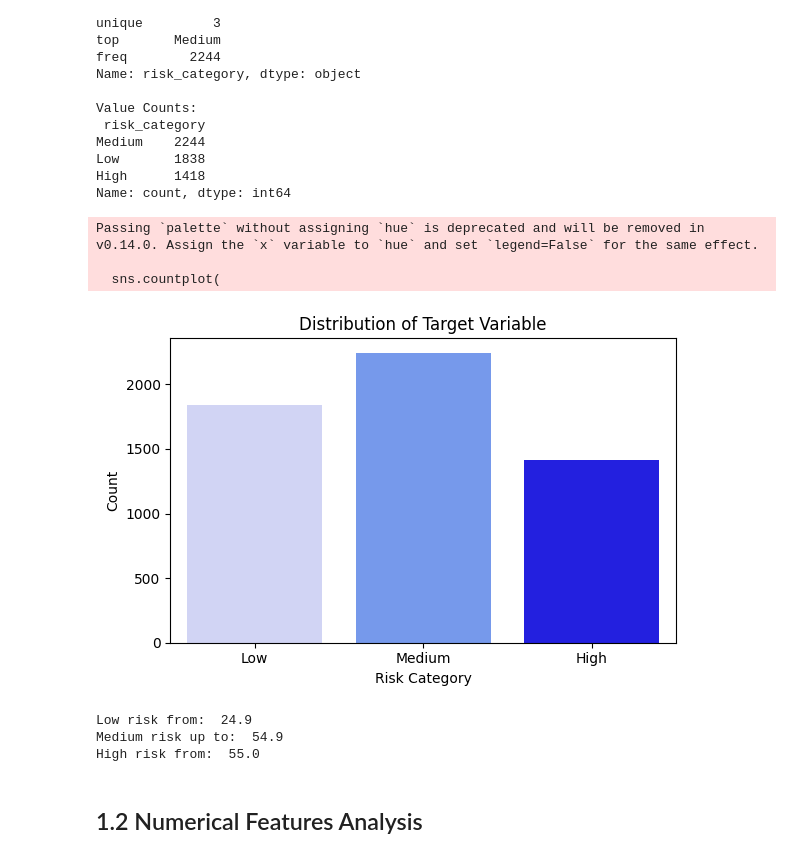
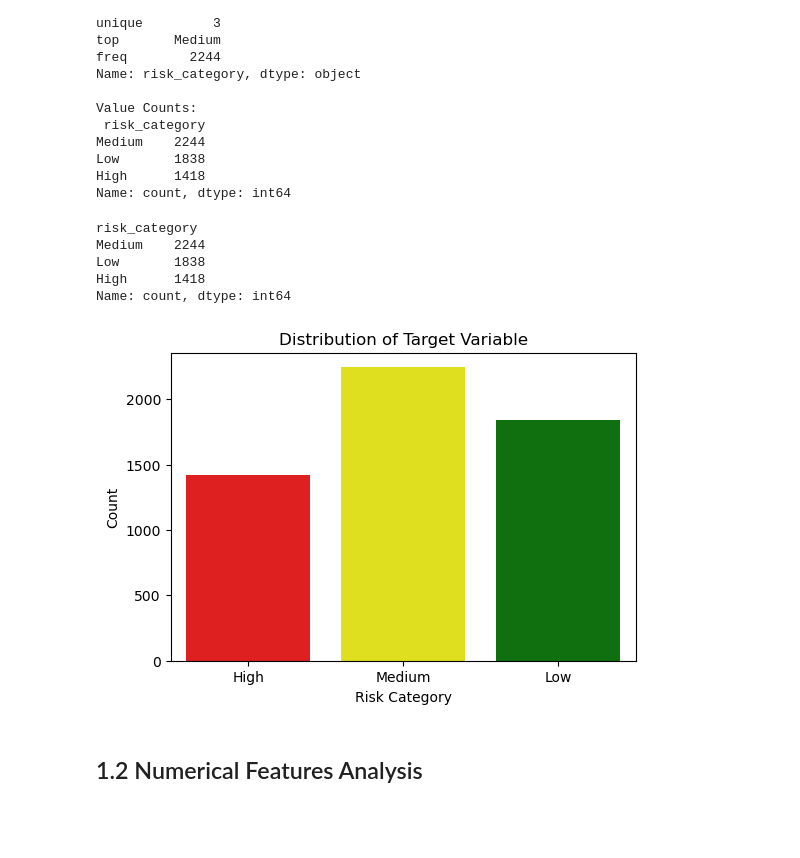
Before and after one commit to maxhaus31/Machine_Learning_HeartDiseaseDetection, a Jupyter notebook: 01_ExploratoryDataAnalysis.ipynb, the cells around one changed output. Drawn from its saved outputs; the diff is of its cells as text; code cells hidden in the pictures; blank space fills up the shorter version.

```diff
--- a/01_ExploratoryDataAnalysis.ipynb
+++ b/01_ExploratoryDataAnalysis.ipynb
@@ -2,6 +2,9 @@
 # Exploratory Data Analysis
 # %% [markdown]
 # 0. Load Data
+# %%
+# Enter the file path to your dataset here
+file_path = "/Users/luciamusizzano/Documents/GitHub/Machine_Learning_HeartDiseaseDetection/data/raw/cardiovascular_risk_dataset.csv"
 # %%
 import pandas as pd
 import matplotlib.pyplot as plt
@@ -9,7 +12,7 @@ import seaborn as sns
 import numpy as np
 
 # Load the dataset
-df = pd.read_csv('data/raw/cardiovascular_risk_dataset.csv')
+df = pd.read_csv(file_path)
 
 # Display the first few rows of the dataset
 df.head()
@@ -84,42 +87,24 @@ Low       1838
 High      1418
 Name: count, dtype: int64
 # %%
-risk_order = ['Low', 'Medium', 'High']
-risk_palette = {'Low': "#cbcffaff", 'Medium': "#6291ff", 'High': "#0400ff"}
+# Distribution of target
+print(df[target_column].value_counts())
 
-plt.figure(figsize=(6, 4))
-sns.countplot(
-    x=target_column,
-    data=df,
-    order=risk_order,
-    palette=risk_palette  # seaborn uses x categories here
-)
+# Visualization
+risk_colors = ['yellow', 'red', 'green']
+plt.figure(figsize=(6,4))
+sns.countplot(x=target_column, data=df, hue=target_column, palette=risk_colors, order=['High', 'Medium', 'Low'])
 plt.title('Distribution of Target Variable')
 plt.xlabel('Risk Category')
 plt.ylabel('Count')
-plt.tight_layout()
 plt.show()
 # %% [output]
-Passing `palette` without assigning `hue` is deprecated and will be removed in v0.14.0. Assign the `x` variable to `hue` and set `legend=False` for the same effect.
-
-  sns.countplot(
+risk_category
+Medium    2244
+Low       1838
+High      1418
+Name: count, dtype: int64
-[figure, old version]
+[figure, new version]
-# %%
-# Risk score to Risk categories
-df_group_risk = df.groupby('heart_disease_risk_score')['risk_category'].first().reset_index()
-
-# Range low risk
-print("Low risk from: ", df_group_risk[df_group_risk['risk_category'] == 'Low']['heart_disease_risk_score'].max())
-
-# Range medium risk
-print("Medium risk up to: ", df_group_risk[df_group_risk['risk_category'] == 'Medium']['heart_disease_risk_score'].max())
-
-#Range high risk
-print("High risk from: ", df_group_risk[df_group_risk['risk_category'] == 'High']['heart_disease_risk_score'].min())
-# %% [output]
-Low risk from:  24.9
-Medium risk up to:  54.9
-High risk from:  55.0
 # %% [markdown]
 ## 1.2 Numerical Features Analysis
 # %%
```
Also changed, not shown: parts of 12 cells of this notebook.
